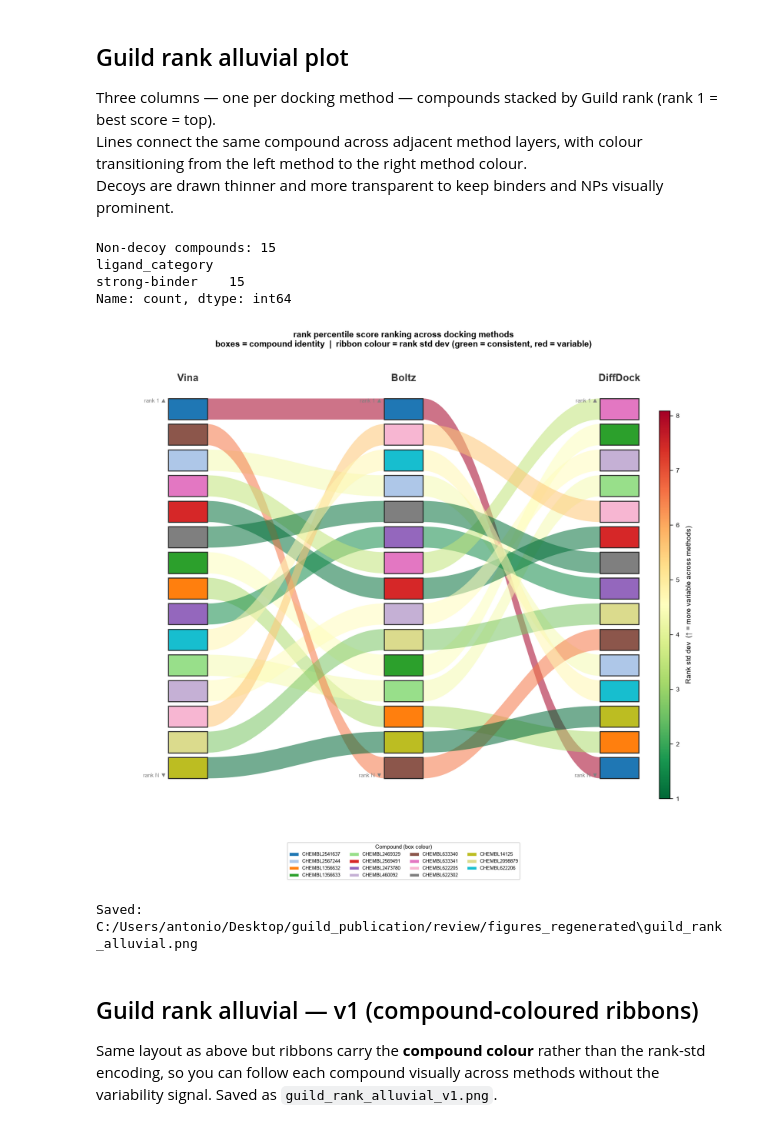
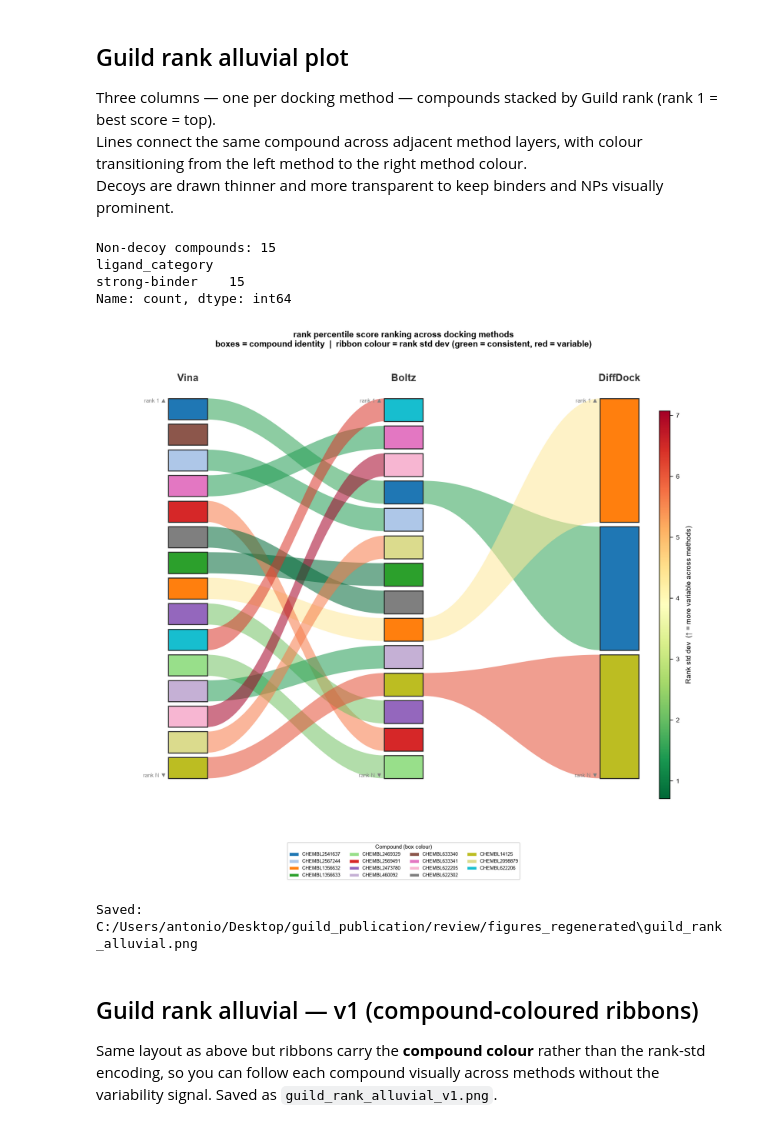
Before and after one commit to enveda/guild, a Jupyter notebook: notebooks/analysis/score_distribution.ipynb, the cells around one changed output. Drawn from its saved outputs; the diff is of its cells as text; code cells hidden in the pictures.

```diff
--- a/notebooks/analysis/score_distribution.ipynb
+++ b/notebooks/analysis/score_distribution.ipynb
@@ -160,26 +160,23 @@ DECOY_COLOR = "#b0b0b0"
 # Worth stating in code; not manuscript-figure material, so it stays off the plot.
 METHOD_SPECS = [
     {
-        "label": "Vina", "raw_col": "vina_score",
-        "raw_xlabel": "Vina score (kcal/mol)", "rp_col": "rp_vina_score",
+        "label": "Vina", "raw_col": "vina_score", "rp_col": "rp_vina_score",
     },
     {
-        "label": "GNINA", "raw_col": "gnina_score",
-        "raw_xlabel": "GNINA score (kcal/mol)", "rp_col": "rp_gnina_score",
+        "label": "GNINA", "raw_col": "gnina_score", "rp_col": "rp_gnina_score",
     },
     {
-        "label": "KarmaDock", "raw_col": "karmadock_score",
-        "raw_xlabel": "KarmaDock score", "rp_col": "rp_karmadock_score",
+        "label": "KarmaDock", "raw_col": "karmadock_score", "rp_col": "rp_karmadock_score",
     },
     {
         "label": "DiffDock", "raw_col": "vina_rescore_diffdock_score",
-        "raw_xlabel": "Vina rescore of DiffDock pose (kcal/mol)",
         "rp_col": "rp_vina_rescore_diffdock_score",
+        "track": "Vina rescore of pose",
     },
     {
         "label": "Boltz-2", "raw_col": "vina_rescore_boltz_score",
-        "raw_xlabel": "Vina rescore of Boltz-2 pose (kcal/mol)",
         "rp_col": "rp_vina_rescore_boltz_score",
+        "track": "Vina rescore of pose",
     },
 ]
 # %%
@@ -218,8 +215,8 @@ row_kde_max = [0.0] * N_ROWS
 integral_checks = []
 
 for row_idx, spec in enumerate(METHOD_SPECS):
-    panels = [(0, spec["raw_col"], spec["raw_xlabel"]), (1, spec["rp_col"], "Rank percentile")]
-    for col_idx, (ci, score_col, xlabel) in enumerate(panels):
+    panels = [(0, spec["raw_col"]), (1, spec["rp_col"])]
+    for col_idx, (ci, score_col) in enumerate(panels):
         sub = df.dropna(subset=[score_col, "ligand_category"])
         decoy_vals     = sub.loc[sub["ligand_category"] == "decoy",  score_col].dropna()
         non_decoy_vals = sub.loc[sub["ligand_category"] != "decoy", score_col].dropna()
@@ -258,7 +255,7 @@ for row_idx, spec in enumerate(METHOD_SPECS):
         precomp[(row_idx, ci)] = {
             "x_grid": x_grid, "kde_comp": kde_comp, "kde_decoy": kde_decoy,
             "non_decoy_vals": non_decoy_vals, "decoy_vals": decoy_vals,
-            "xlabel": xlabel, "method": spec["label"],
+            "method": spec["label"],
         }
 
 print("Bounded-KDE integral check (np.trapezoid, target 1.0 +/- 1e-2):")
@@ -328,6 +325,12 @@ for row_idx, spec in enumerate(METHOD_SPECS):
             ax.text(0.02, 0.97, f"{PANEL_LABELS[row_idx]}  {method}",
                     transform=ax.transAxes, fontsize=14, fontweight="bold",
                     va="top", ha="left")
+            # Discloses that this row plots the Vina rescore of the pose, not the
+            # native confidence -- see the METHOD_SPECS comment above (20b3c50, R2-3).
+            if spec.get("track"):
+                ax.text(0.075, 0.80, spec["track"], transform=ax.transAxes,
+                        fontsize=10, fontweight="normal",
+                        va="top", ha="left")
 
         # Axes cosmetics
         ax.tick_params(axis="y", left=False, labelleft=False)
@@ -406,10 +409,16 @@ import matplotlib.patches as mpatches
 # ── Setup ─────────────────────────────────────────────────────────────────────
 # rp_* names (current generation) -- these never existed as guild_* in the
 # 3-target rerun, which is why this cell used to fail (see README.md).
+# Boltz/DiffDock use the Vina-rescore tracks, not the native confidences --
+# matching Figure 2 and how Guild's consensus actually treats these methods
+# (pose confidences are reported but do not vote). vina_rescore_diffdock_score
+# is 79.4% nulled as non-physical dataset-wide (see cell 1), but that mostly
+# hits decoys: among these 15 non-decoy rows it's 15/15 covered, vina_rescore_
+# boltz_score 14/15 -- so this doesn't visibly thin the alluvial either way.
 GUILD_COLS = [
     ("Vina",     "rp_vina_score"),
-    ("Boltz",    "rp_boltz_score"),
-    ("DiffDock", "rp_diffdock_score"),
+    ("Boltz",    "rp_vina_rescore_boltz_score"),
+    ("DiffDock", "rp_vina_rescore_diffdock_score"),
 ]
 N_METHODS   = len(GUILD_COLS)
 X_POSITIONS = np.array([0.0, 1.0, 2.0])
@@ -538,34 +547,34 @@ cbar.set_label("Rank std dev  (↑ = more variable across methods)", fontsize=9,
 cbar.ax.tick_params(labelsize=8)
 
 # ── Compound legend ───────────────────────────────────────────────────────────
 handles = [
     mpatches.Patch(facecolor=compound_colors[row["ligand_id"]],
                    edgecolor="white", linewidth=0.3,
                    label=row["ligand_id"])
     for _, row in non_decoy.iterrows()
 ]
 ax.legend(
     handles=handles, title="Compound (box colour)", fontsize=6, title_fontsize=7,
     loc="lower center", ncol=4, frameon=True,
     bbox_to_anchor=(0.5, -0.18),
 )
 
 ax.set_title(
     "rank percentile score ranking across docking methods\n"
     "boxes = compound identity  |  ribbon colour = rank std dev (green = consistent, red = variable)",
     fontsize=11, fontweight="bold", pad=8,
 )
 
 out = os.path.join(OUT_DIR, "guild_rank_alluvial.png")
 fig.savefig(out, dpi=600, bbox_inches="tight")
 plt.show()
 print(f"Saved: {out}")
 # %% [output]
 Non-decoy compounds: 15
 ligand_category
 strong-binder    15
 Name: count, dtype: int64
-[figure, old version]
+[figure, new version]
 Saved: C:/Users/antonio/Desktop/guild_publication/review/figures_regenerated\guild_rank_alluvial.png
 # %% [markdown]
 ## Guild rank alluvial — v1 (compound-coloured ribbons)
```
Also changed, not shown: parts of 3 cells of this notebook, 1 other file.
